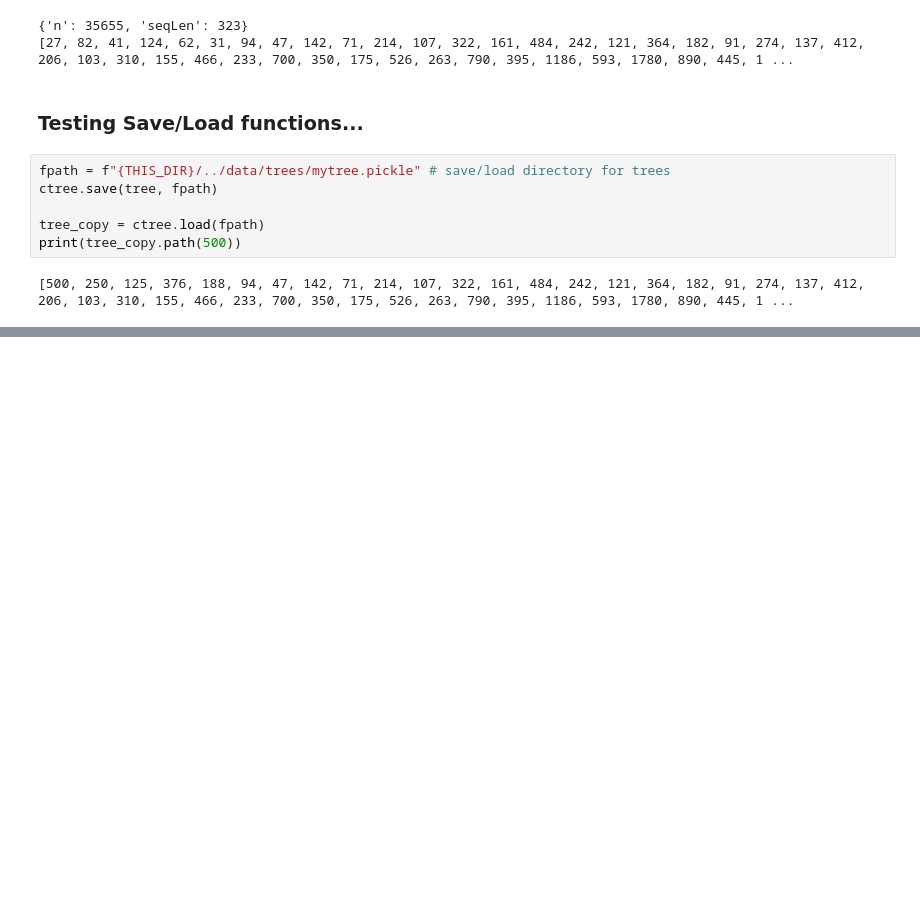
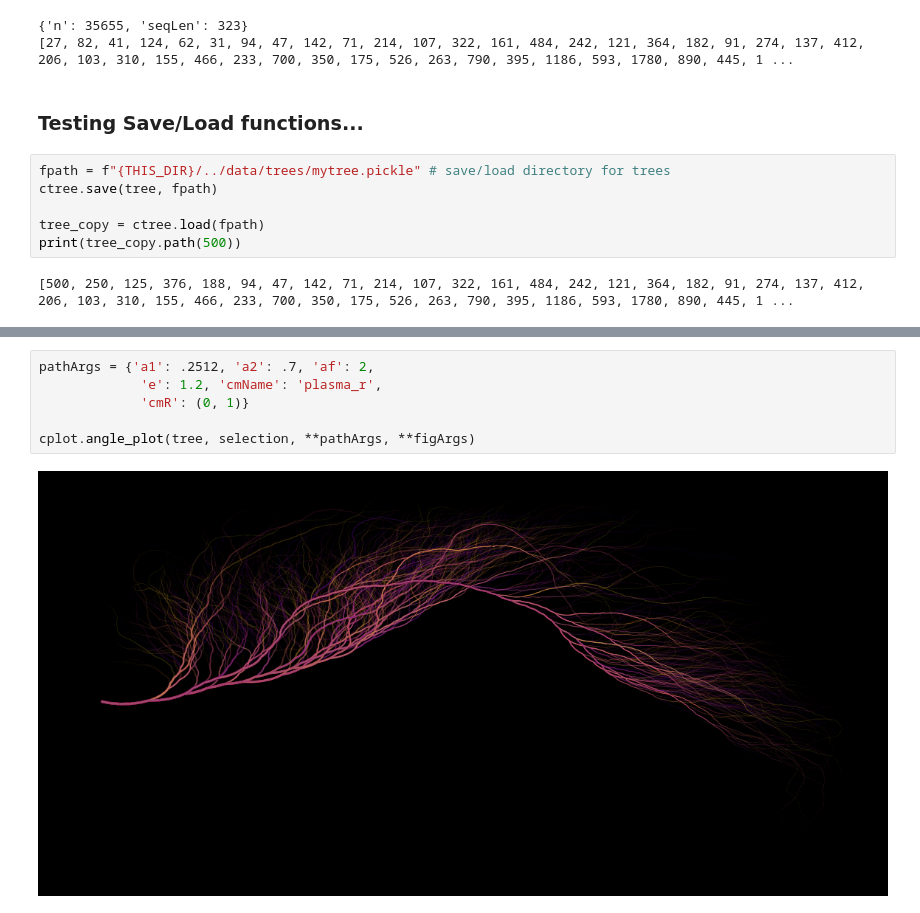
Before and after one commit to stkterry/collatzpy, a Jupyter notebook: notebooks/simple_demo.ipynb, the cells around one changed output, grey strips where cells are left out. Drawn from its saved outputs; the diff is of its cells as text; blank space fills up the shorter version.

```diff
--- a/notebooks/simple_demo.ipynb
+++ b/notebooks/simple_demo.ipynb
@@ -42,0 +64,8 @@ cplot.path_plot_from_list(tree, selection)
+# %%
+pathArgs = {'a1': .2512, 'a2': .7, 'af': 2,
+             'e': 1.2, 'cmName': 'plasma_r',
+             'cmR': (0, 1)}
+
+cplot.angle_plot(tree, selection, **pathArgs, **figArgs)
+# %% [output]
+[figure, added]
```
Also changed, not shown: parts of 6 cells of this notebook, 15 other files.
